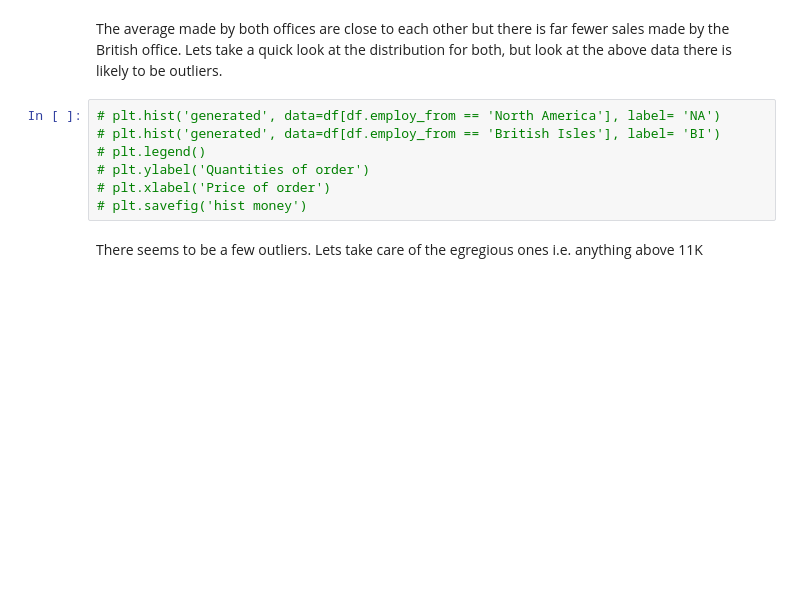
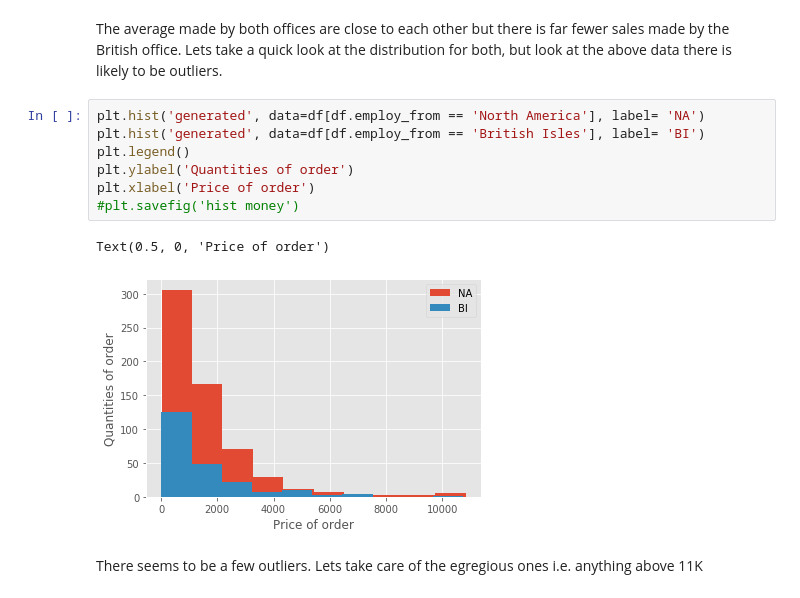
Before and after one commit to learn-co-students/dc-ds-010620, a Jupyter notebook: module-3/coach-lab/day-1/hypo_tests.ipynb, the cells around one changed output. Saved outputs shown, nothing was run; the diff lists cells and outputs as text; blank space fills up the shorter version.

```diff
--- a/module-3/coach-lab/day-1/hypo_tests.ipynb
+++ b/module-3/coach-lab/day-1/hypo_tests.ipynb
@@ -128,12 +262,15 @@ Looks like we have all 830 orders. Great.
 # %% [markdown]
 The average made by both offices are close to each other but there is far fewer sales made by the British office. Lets take a quick look at the distribution for both, but look at the above data there is likely to be outliers.
 # %%
-# plt.hist('generated', data=df[df.employ_from == 'North America'], label= 'NA')
-# plt.hist('generated', data=df[df.employ_from == 'British Isles'], label= 'BI')
-# plt.legend()
-# plt.ylabel('Quantities of order')
-# plt.xlabel('Price of order')
-# plt.savefig('hist money')
+plt.hist('generated', data=df[df.employ_from == 'North America'], label= 'NA')
+plt.hist('generated', data=df[df.employ_from == 'British Isles'], label= 'BI')
+plt.legend()
+plt.ylabel('Quantities of order')
+plt.xlabel('Price of order')
+#plt.savefig('hist money')
+# %% [output]
+Text(0.5, 0, 'Price of order')
+[figure, added]
 # %% [markdown]
 There seems to be a few outliers. Lets take care of the egregious ones i.e. anything above 11K
 # %%
```
Also changed, not shown: parts of 28 cells of this notebook.
